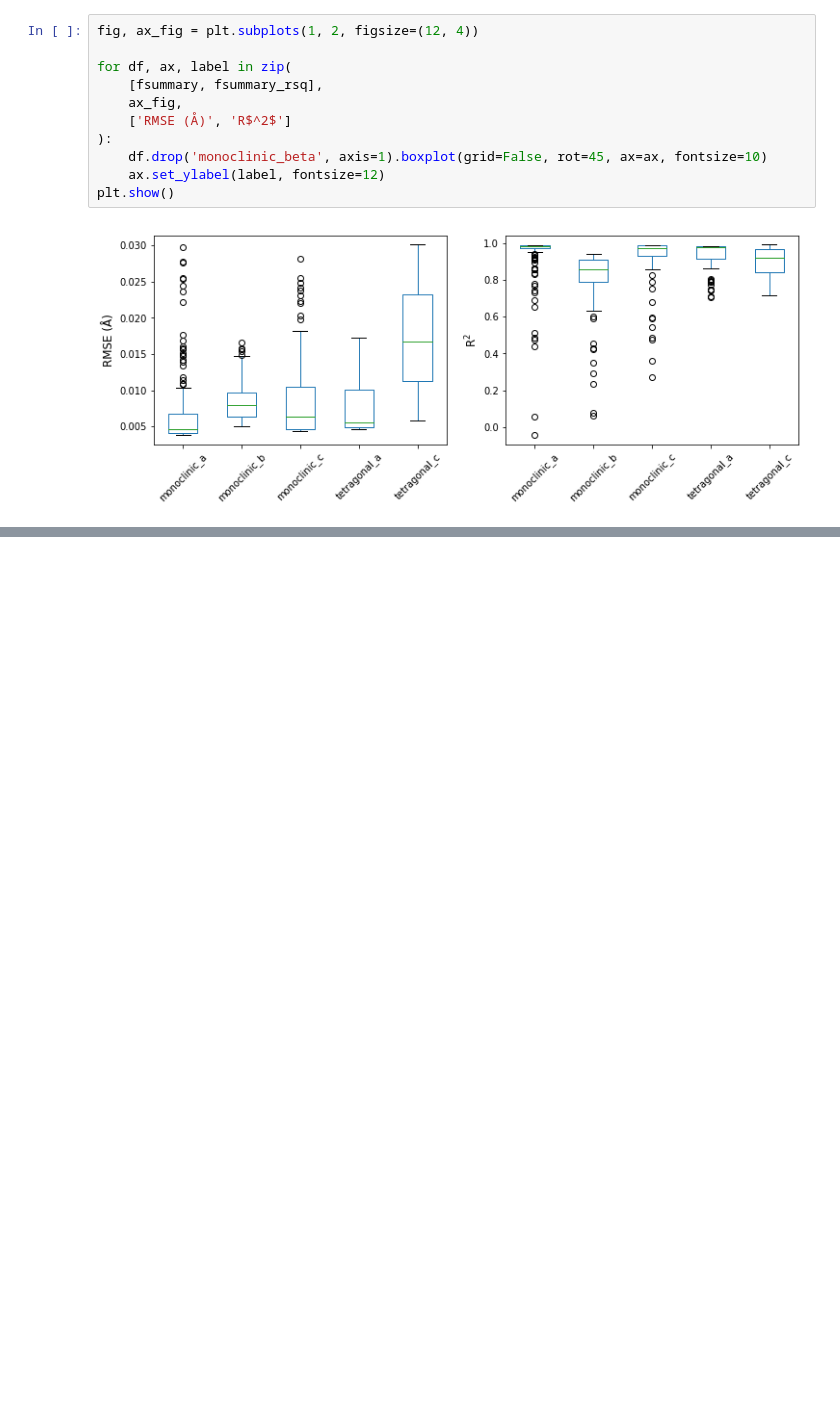
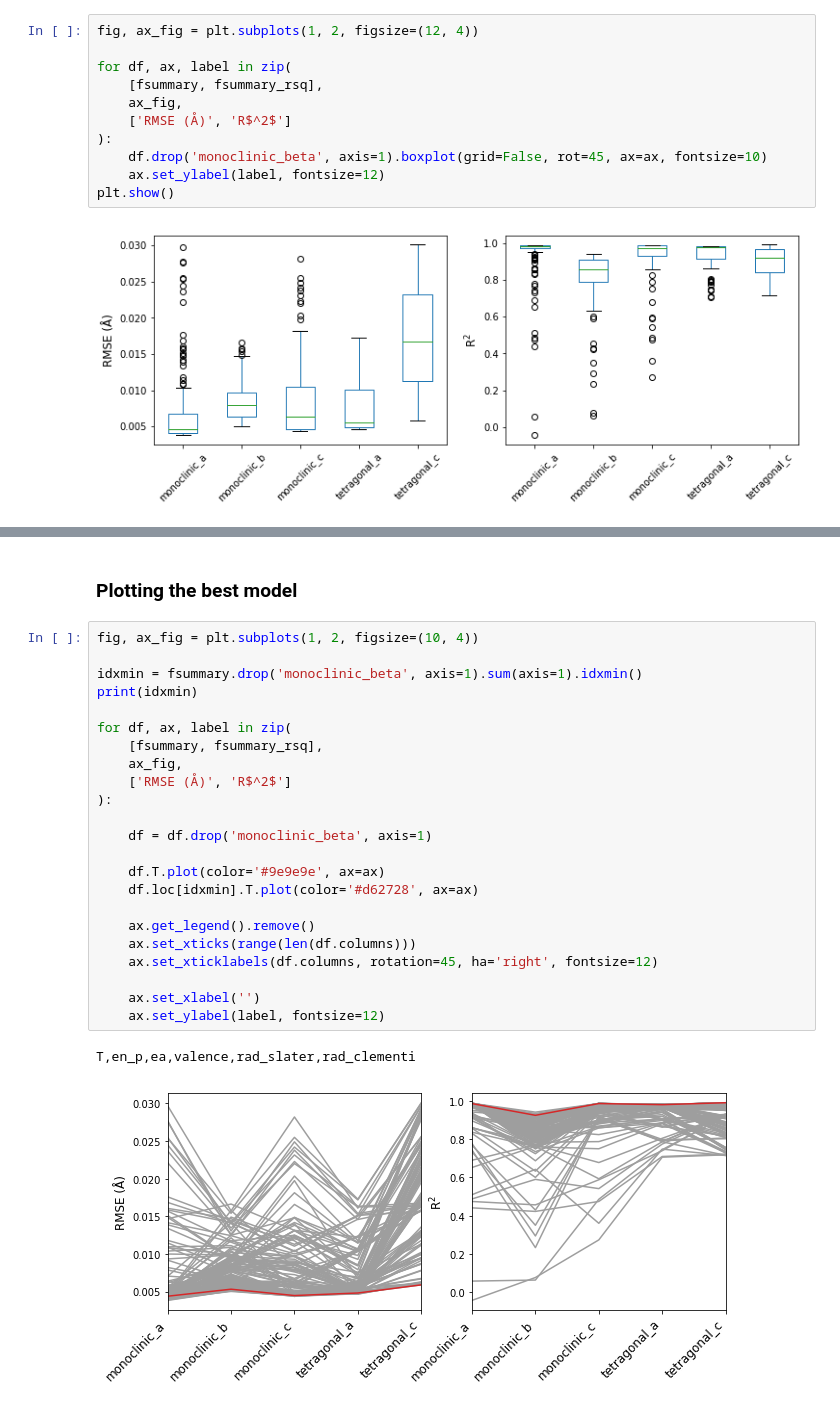
Before and after one commit to dskoda/smceramics, a Jupyter notebook: features_selection.ipynb, the cells around one changed output, grey strips where cells are left out. Drawn from its saved outputs; the diff is of its cells as text; blank space fills up the shorter version.

```diff
--- a/features_selection.ipynb
+++ b/features_selection.ipynb
@@ -201,0 +219,28 @@ summary.groupby('parameter').mean()
+# %% [markdown]
+### Plotting the best model
+# %%
+fig, ax_fig = plt.subplots(1, 2, figsize=(10, 4))
+
+idxmin = fsummary.drop('monoclinic_beta', axis=1).sum(axis=1).idxmin()
+print(idxmin)
+
+for df, ax, label in zip(
+    [fsummary, fsummary_rsq],
+    ax_fig,
+    ['RMSE (Å)', 'R$^2$']
+):
+
+    df = df.drop('monoclinic_beta', axis=1)
+
+    df.T.plot(color='#9e9e9e', ax=ax)
+    df.loc[idxmin].T.plot(color='#d62728', ax=ax)
+
+    ax.get_legend().remove()
+    ax.set_xticks(range(len(df.columns)))
+    ax.set_xticklabels(df.columns, rotation=45, ha='right', fontsize=12)
+
+    ax.set_xlabel('')
+    ax.set_ylabel(label, fontsize=12)
+# %% [output]
+T,en_p,ea,valence,rad_slater,rad_clementi
+[figure, added]
```
Also changed, not shown: parts of 9 cells of this notebook.
